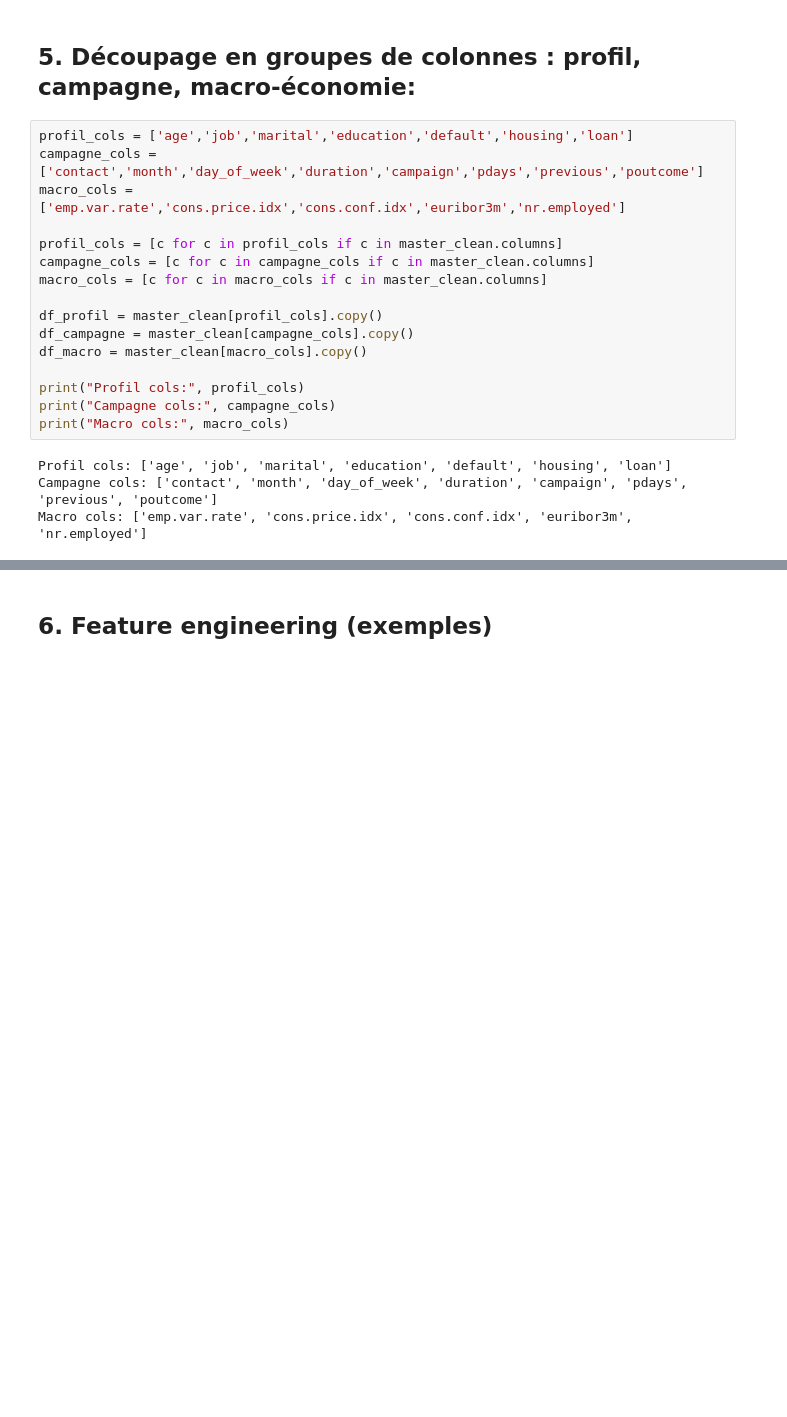
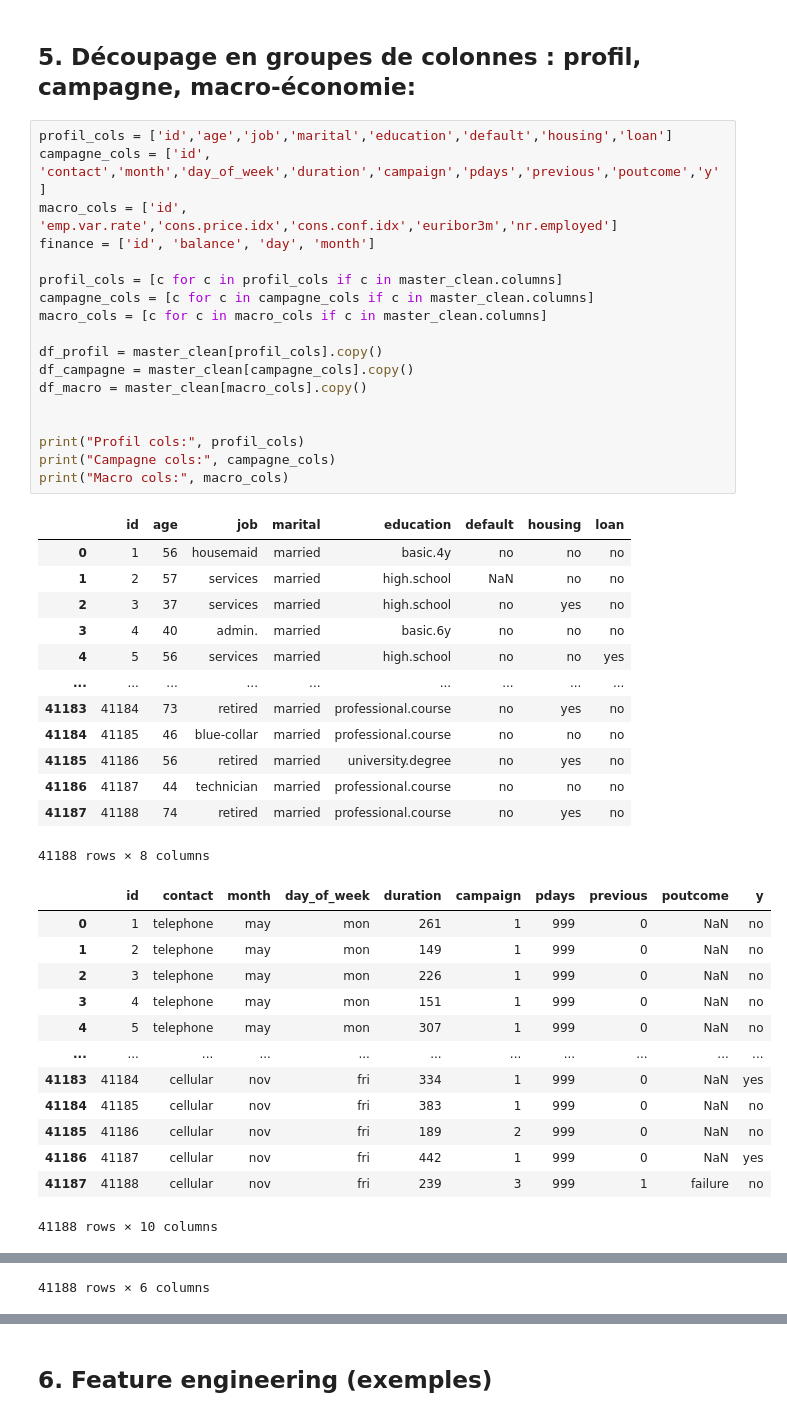
Before and after one commit to AhmedHammadi117/Bank-marketing, a Jupyter notebook: analysis_full.ipynb, the cells around one changed output, grey strips where cells are left out. Cells and saved outputs as stored; diff of their text form; blank space fills up the shorter version.

```diff
--- a/analysis_full.ipynb
+++ b/analysis_full.ipynb
@@ -154,22 +172,47 @@ dtype: int64
 # %% [markdown]
 ## 5. Découpage en groupes de colonnes : profil, campagne, macro-économie:
 # %%
-profil_cols = ['age','job','marital','education','default','housing','loan']
-campagne_cols = ['contact','month','day_of_week','duration','campaign','pdays','previous','poutcome']
-macro_cols = ['emp.var.rate','cons.price.idx','cons.conf.idx','euribor3m','nr.employed']
+profil_cols = ['id','age','job','marital','education','default','housing','loan']
+campagne_cols = ['id', 'contact','month','day_of_week','duration','campaign','pdays','previous','poutcome','y']
+macro_cols = ['id', 'emp.var.rate','cons.price.idx','cons.conf.idx','euribor3m','nr.employed']
+finance = ['id', 'balance', 'day', 'month']
 
 profil_cols = [c for c in profil_cols if c in master_clean.columns]
 campagne_cols = [c for c in campagne_cols if c in master_clean.columns]
 macro_cols = [c for c in macro_cols if c in master_clean.columns]
 
 df_profil = master_clean[profil_cols].copy()
 df_campagne = master_clean[campagne_cols].copy()
 df_macro = master_clean[macro_cols].copy()
 
+
 print("Profil cols:", profil_cols)
 print("Campagne cols:", campagne_cols)
 print("Macro cols:", macro_cols)
 # %% [output]
+|  | id | age | job | marital | education | default | housing | loan |
+| 0 | 1 | 56 | housemaid | married | basic.4y | no | no | no |
+| 1 | 2 | 57 | services | married | high.school | NaN | no | no |
+| 2 | 3 | 37 | services | married | high.school | no | yes | no |
+| 3 | 4 | 40 | admin. | married | basic.6y | no | no | no |
+| 4 | 5 | 56 | services | married | high.school | no | no | yes |
+| ... | ... | ... | ... | ... | ... | ... | ... | ... |
+| 41183 | 41184 | 73 | retired | married | professional.course | no | yes | no |
+| 41184 | 41185 | 46 | blue-collar | married | professional.course | no | no | no |
+| 41185 | 41186 | 56 | retired | married | university.degree | no | yes | no |
+| 41186 | 41187 | 44 | technician | married | professional.course | no | no | no |
+| 41187 | 41188 | 74 | retired | married | professional.course | no | yes | no |
-Profil cols: ['age', 'job', 'marital', 'education', 'default', 'housing', 'loan']
-Campagne cols: ['contact', 'month', 'day_of_week', 'duration', 'campaign', 'pdays', 'previous', 'poutcome']
-Macro cols: ['emp.var.rate', 'cons.price.idx', 'cons.conf.idx', 'euribor3m', 'nr.employed']
+41188 rows × 8 columns
+|  | id | contact | month | day_of_week | duration | campaign | pdays | previous | poutcome | y |
+| 0 | 1 | telephone | may | mon | 261 | 1 | 999 | 0 | NaN | no |
+| 1 | 2 | telephone | may | mon | 149 | 1 | 999 | 0 | NaN | no |
+| 2 | 3 | telephone | may | mon | 226 | 1 | 999 | 0 | NaN | no |
+| 3 | 4 | telephone | may | mon | 151 | 1 | 999 | 0 | NaN | no |
+| 4 | 5 | telephone | may | mon | 307 | 1 | 999 | 0 | NaN | no |
+| ... | ... | ... | ... | ... | ... | ... | ... | ... | ... | ... |
+| 41183 | 41184 | cellular | nov | fri | 334 | 1 | 999 | 0 | NaN | yes |
+| 41184 | 41185 | cellular | nov | fri | 383 | 1 | 999 | 0 | NaN | no |
+| 41185 | 41186 | cellular | nov | fri | 189 | 2 | 999 | 0 | NaN | no |
+| 41186 | 41187 | cellular | nov | fri | 442 | 1 | 999 | 0 | NaN | yes |
+| 41187 | 41188 | cellular | nov | fri | 239 | 3 | 999 | 1 | failure | no |
+41188 rows × 10 columns
@@ -175,0 +231 @@ Macro cols: ['emp.var.rate', 'cons.price.idx', 'cons.conf.idx', 'euribor3m', 'nr
+41188 rows × 6 columns
```
Also changed, not shown: parts of 6 cells of this notebook, 4 other files.
